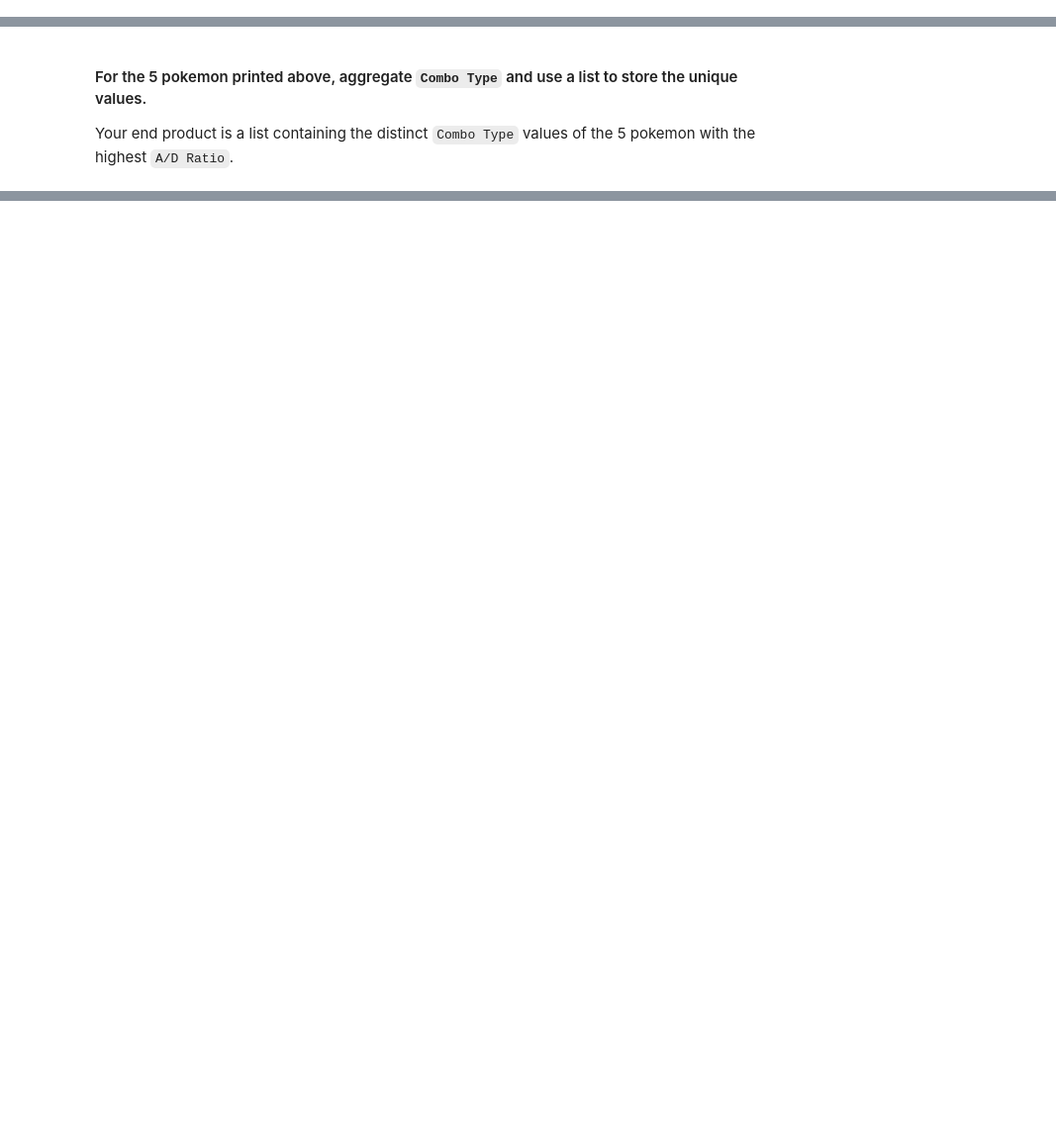
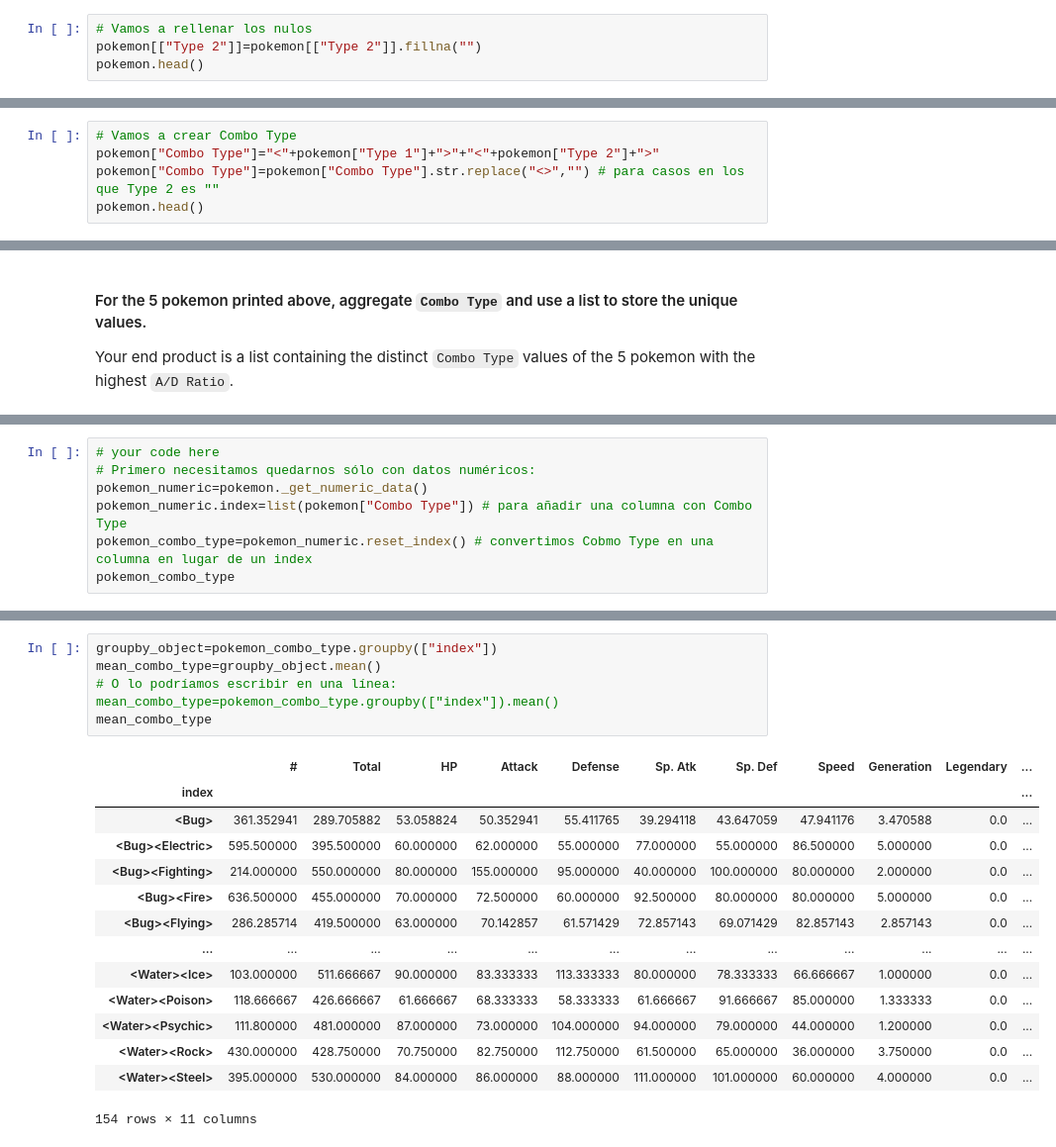
Before and after one commit to Kristinawk/dataptmad0924_labs, a Jupyter notebook: module-1/dataframe-calculations/your-code/challenge-1.ipynb, the cells around one changed output, grey strips where cells are left out. Shown at 99% size. Saved outputs shown, nothing was run; the diff lists cells and outputs as text; blank space fills up the shorter version.

```diff
--- a/module-1/dataframe-calculations/your-code/challenge-1.ipynb
+++ b/module-1/dataframe-calculations/your-code/challenge-1.ipynb
@@ -200,0 +197,4 @@ memory usage: 82.2+ KB
+# %%
+# Vamos a rellenar los nulos
+pokemon[["Type 2"]]=pokemon[["Type 2"]].fillna("")
+pokemon.head()
@@ -200,0 +208,5 @@ memory usage: 82.2+ KB
+# %%
+# Vamos a crear Combo Type
+pokemon["Combo Type"]="<"+pokemon["Type 1"]+">"+"<"+pokemon["Type 2"]+">"
+pokemon["Combo Type"]=pokemon["Combo Type"].str.replace("<>","") # para casos en los que Type 2 es ""
+pokemon.head()
@@ -218,0 +248,7 @@ Your output should look like below:
+# %%
+# your code here
+# Primero necesitamos quedarnos sólo con datos numéricos:
+pokemon_numeric=pokemon._get_numeric_data()
+pokemon_numeric.index=list(pokemon["Combo Type"]) # para añadir una columna con Combo Type
+pokemon_combo_type=pokemon_numeric.reset_index() # convertimos Cobmo Type en una columna en lugar de un index
+pokemon_combo_type
@@ -218,0 +269,20 @@ Your output should look like below:
+# %%
+groupby_object=pokemon_combo_type.groupby(["index"])
+mean_combo_type=groupby_object.mean()
+# O lo podríamos escribir en una línea: mean_combo_type=pokemon_combo_type.groupby(["index"]).mean()
+mean_combo_type
+# %% [output]
+|  | # | Total | HP | Attack | Defense | Sp. Atk | Sp. Def | Speed | Generation | Legendary | ... |
+| index |  |  |  |  |  |  |  |  |  |  | ... |
+| <Bug> | 361.352941 | 289.705882 | 53.058824 | 50.352941 | 55.411765 | 39.294118 | 43.647059 | 47.941176 | 3.470588 | 0.0 | ... |
+| <Bug><Electric> | 595.500000 | 395.500000 | 60.000000 | 62.000000 | 55.000000 | 77.000000 | 55.000000 | 86.500000 | 5.000000 | 0.0 | ... |
+| <Bug><Fighting> | 214.000000 | 550.000000 | 80.000000 | 155.000000 | 95.000000 | 40.000000 | 100.000000 | 80.000000 | 2.000000 | 0.0 | ... |
+| <Bug><Fire> | 636.500000 | 455.000000 | 70.000000 | 72.500000 | 60.000000 | 92.500000 | 80.000000 | 80.000000 | 5.000000 | 0.0 | ... |
+| <Bug><Flying> | 286.285714 | 419.500000 | 63.000000 | 70.142857 | 61.571429 | 72.857143 | 69.071429 | 82.857143 | 2.857143 | 0.0 | ... |
+| ... | ... | ... | ... | ... | ... | ... | ... | ... | ... | ... | ... |
+| <Water><Ice> | 103.000000 | 511.666667 | 90.000000 | 83.333333 | 113.333333 | 80.000000 | 78.333333 | 66.666667 | 1.000000 | 0.0 | ... |
+| <Water><Poison> | 118.666667 | 426.666667 | 61.666667 | 68.333333 | 58.333333 | 61.666667 | 91.666667 | 85.000000 | 1.333333 | 0.0 | ... |
+| <Water><Psychic> | 111.800000 | 481.000000 | 87.000000 | 73.000000 | 104.000000 | 94.000000 | 79.000000 | 44.000000 | 1.200000 | 0.0 | ... |
+| <Water><Rock> | 430.000000 | 428.750000 | 70.750000 | 82.750000 | 112.750000 | 61.500000 | 65.000000 | 36.000000 | 3.750000 | 0.0 | ... |
+| <Water><Steel> | 395.000000 | 530.000000 | 84.000000 | 86.000000 | 88.000000 | 111.000000 | 101.000000 | 60.000000 | 4.000000 | 0.0 | ... |
+154 rows × 11 columns
```
Also changed, not shown: parts of 10 cells of this notebook, 1 other file.
